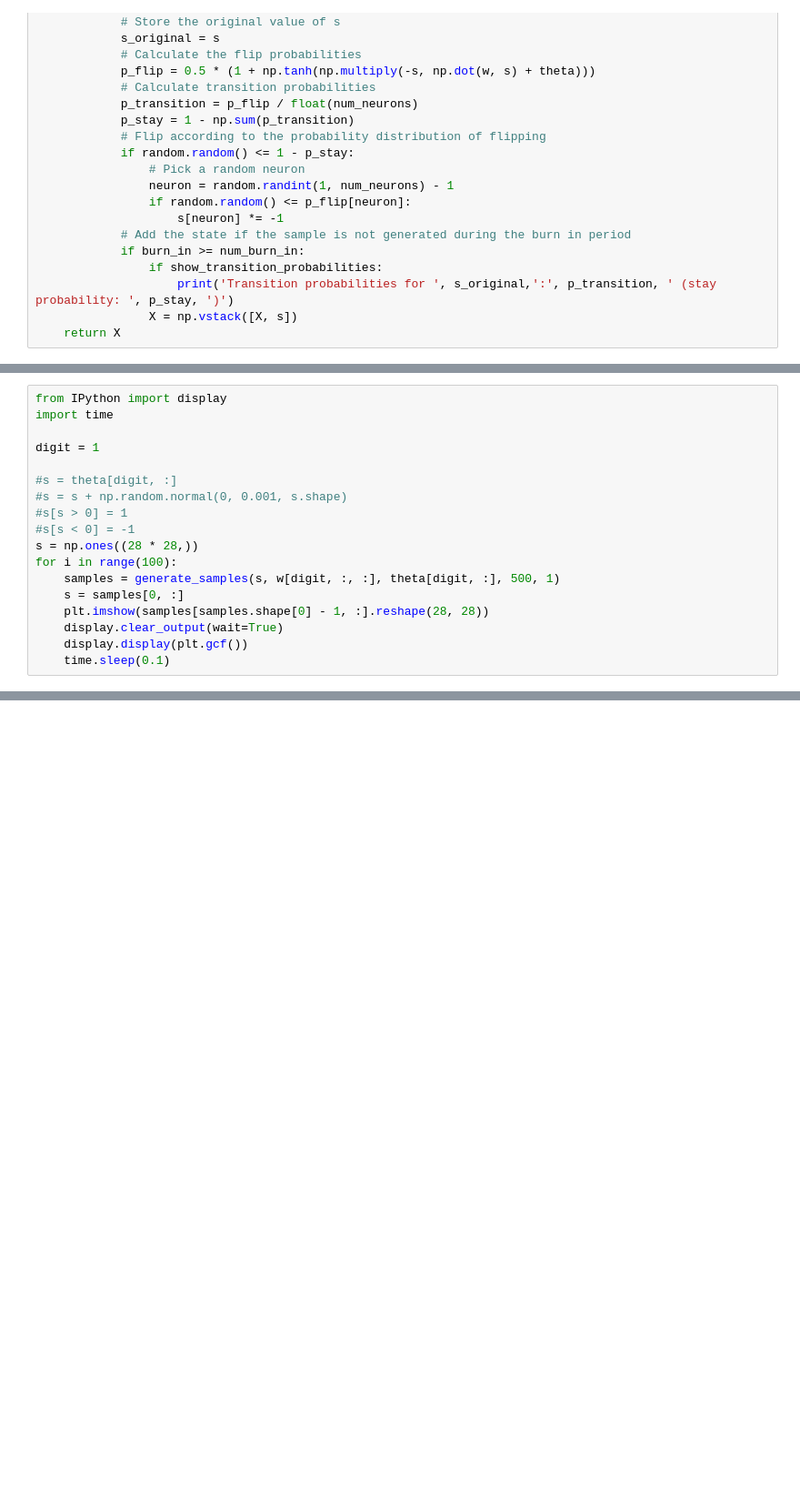
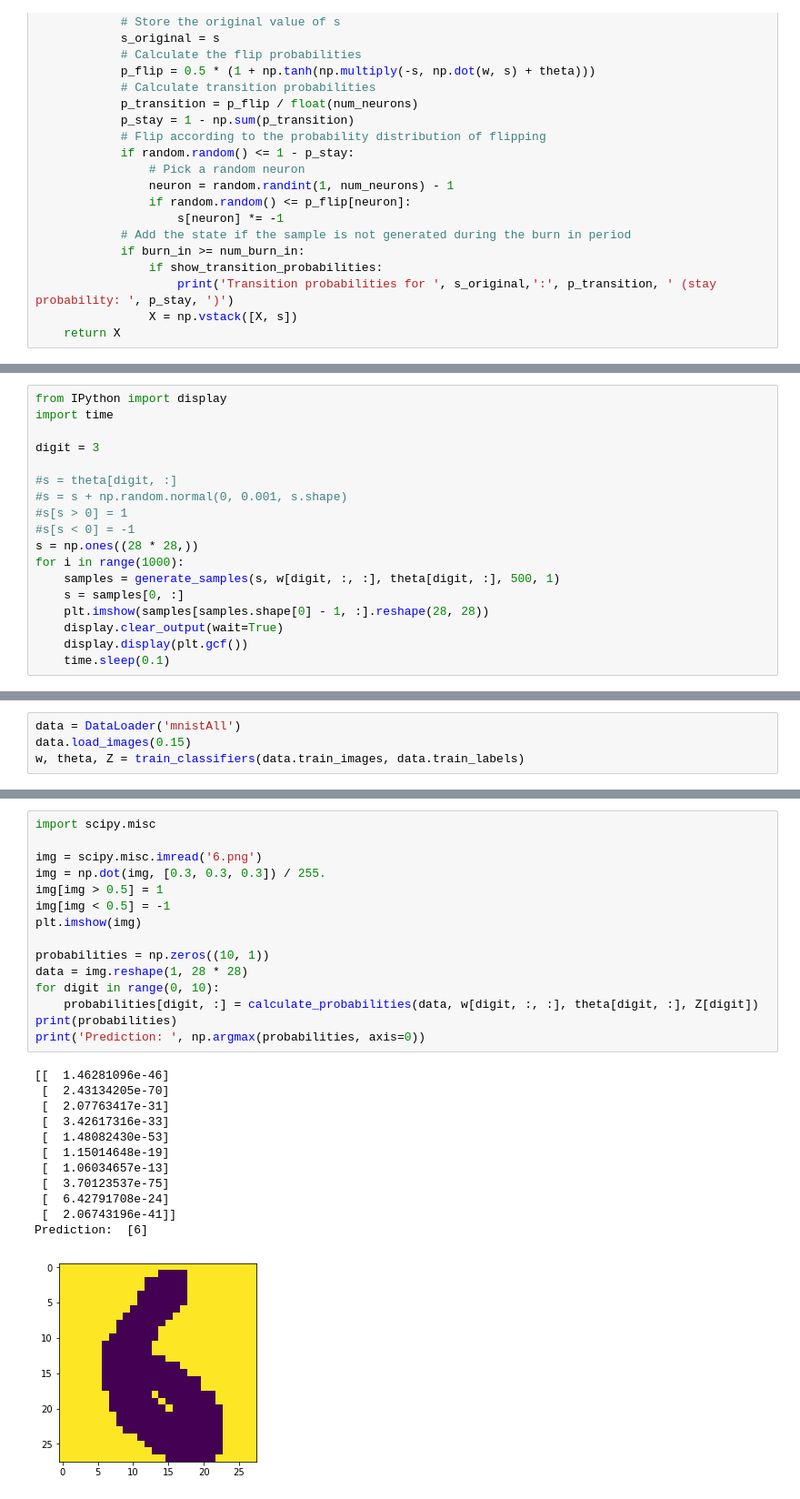
Before and after one commit to kevin91nl/machine-learning, a Jupyter notebook: boltzmann/Boltzmann MFT.ipynb, the cells around one changed output, grey strips where cells are left out. Shown at 91% size. Saved outputs shown, nothing was run; the diff lists cells and outputs as text; blank space fills up the shorter version.

```diff
--- a/boltzmann/Boltzmann MFT.ipynb
+++ b/boltzmann/Boltzmann MFT.ipynb
@@ -220,14 +242,14 @@ w, theta, Z = train_classifiers(data.train_images, data.train_labels)
 from IPython import display
 import time
 
-digit = 1
+digit = 3
 
 #s = theta[digit, :]
 #s = s + np.random.normal(0, 0.001, s.shape)
 #s[s > 0] = 1
 #s[s < 0] = -1
 s = np.ones((28 * 28,))
-for i in range(100):
+for i in range(1000):
     samples = generate_samples(s, w[digit, :, :], theta[digit, :], 500, 1)
     s = samples[0, :]
     plt.imshow(samples[samples.shape[0] - 1, :].reshape(28, 28))
@@ -239,0 +262,4 @@ for i in range(100):
+# %%
+data = DataLoader('mnistAll')
+data.load_images(0.15)
+w, theta, Z = train_classifiers(data.train_images, data.train_labels)
@@ -239,0 +270,28 @@ for i in range(100):
+# %%
+import scipy.misc
+
+img = scipy.misc.imread('6.png')
+img = np.dot(img, [0.3, 0.3, 0.3]) / 255.
+img[img > 0.5] = 1
+img[img < 0.5] = -1
+plt.imshow(img)
+
+probabilities = np.zeros((10, 1))
+data = img.reshape(1, 28 * 28)
+for digit in range(0, 10):
+    probabilities[digit, :] = calculate_probabilities(data, w[digit, :, :], theta[digit, :], Z[digit])
+print(probabilities)
+print('Prediction: ', np.argmax(probabilities, axis=0))
+# %% [output]
+[[  1.46281096e-46]
+ [  2.43134205e-70]
+ [  2.07763417e-31]
+ [  3.42617316e-33]
+ [  1.48082430e-53]
+ [  1.15014648e-19]
+ [  1.06034657e-13]
+ [  3.70123537e-75]
+ [  6.42791708e-24]
+ [  2.06743196e-41]]
+Prediction:  [6]
+[figure, added]
```
Also changed, not shown: parts of 15 cells of this notebook, 3 other files.
